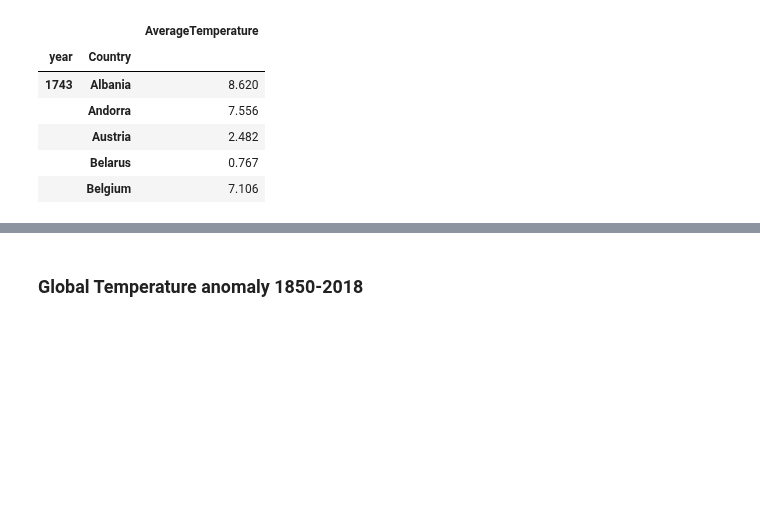
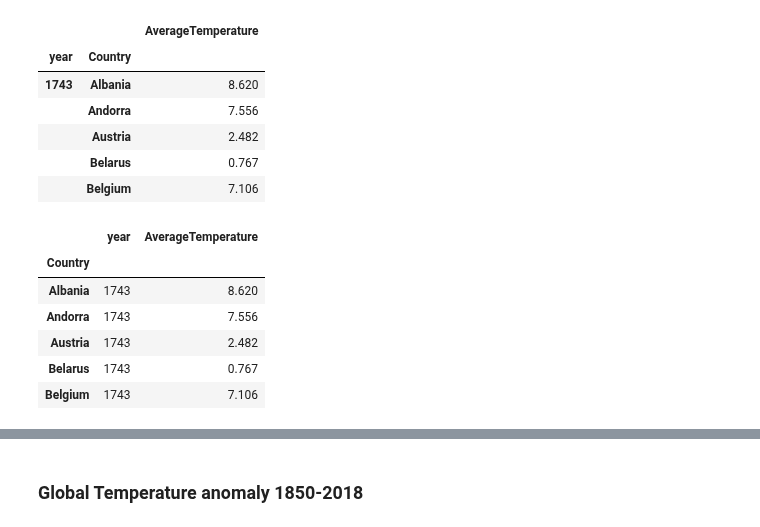
Before and after one commit to ta-data-bcn/Project-Week-8-Final-Project, a Jupyter notebook: your-project/Data Gathering.ipynb, the cells around one changed output, grey strips where cells are left out. Drawn from its saved outputs; the diff is of its cells as text; code cells hidden in the pictures; blank space fills up the shorter version.

```diff
--- a/your-project/Data Gathering.ipynb
+++ b/your-project/Data Gathering.ipynb
@@ -346,0 +377,10 @@ annual_temperature.head()
+# %%
+annual_temperature.head()
+# %% [output]
+|  | year | AverageTemperature |
+| Country |  |  |
+| Albania | 1743 | 8.620 |
+| Andorra | 1743 | 7.556 |
+| Austria | 1743 | 2.482 |
+| Belarus | 1743 | 0.767 |
+| Belgium | 1743 | 7.106 |
```
Also changed, not shown: parts of 6 cells of this notebook.
